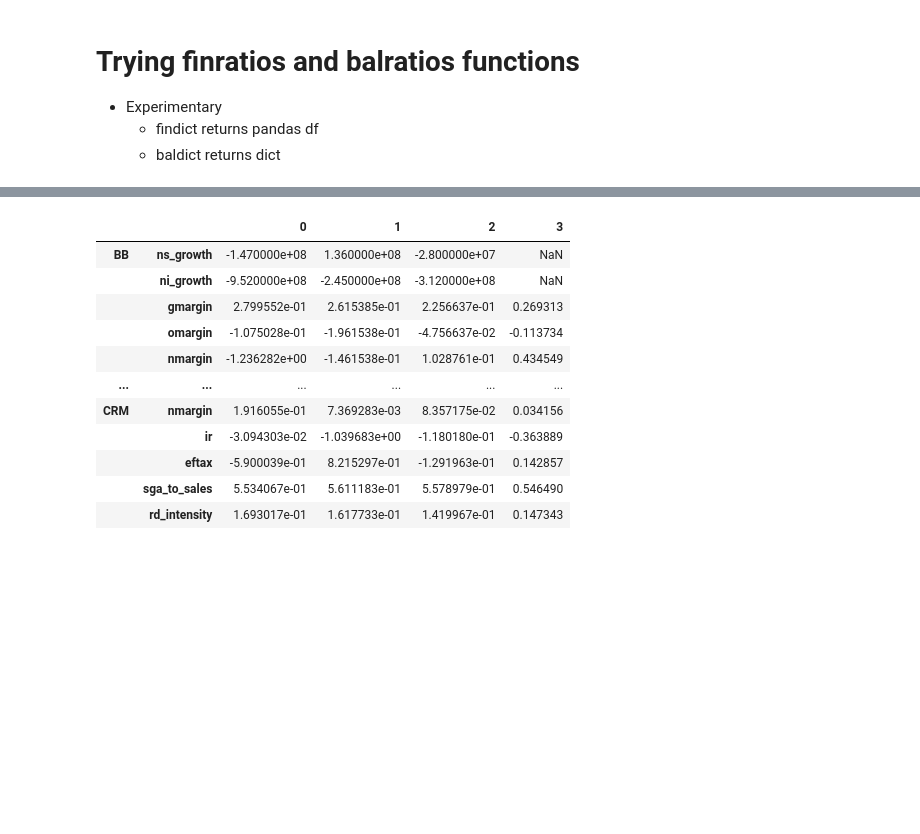
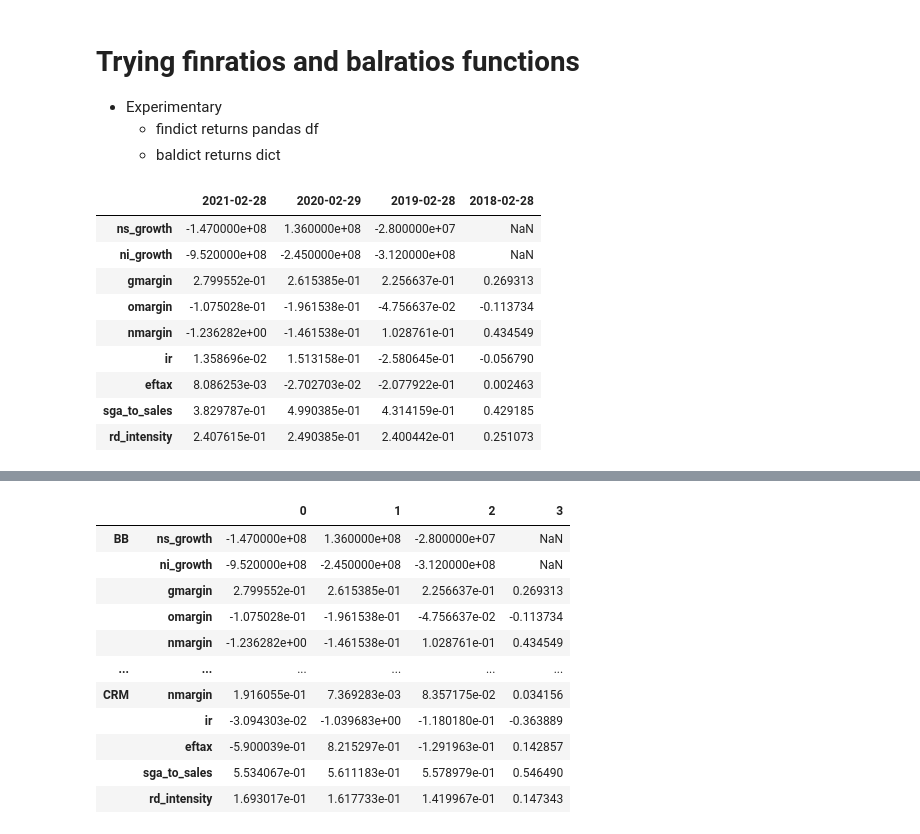
Before and after one commit to martinpanacek789/IES_Project, a Jupyter notebook: exploration.ipynb, the cells around one changed output, grey strips where cells are left out. Cells and saved outputs as stored; diff of their text form; code cells hidden in the pictures; blank space fills up the shorter version.

```diff
--- a/exploration.ipynb
+++ b/exploration.ipynb
@@ -89,3 +89,16 @@ def tfunc(x):
 
 findict = {ticker : finratios(ticker) for ticker in portfolio_tickers}
 baldict = {ticker : balratios(ticker) for ticker in portfolio_tickers}
+# %%
+finratios('BB')
+# %% [output]
+|  | 2021-02-28 | 2020-02-29 | 2019-02-28 | 2018-02-28 |
+| ns_growth | -1.470000e+08 | 1.360000e+08 | -2.800000e+07 | NaN |
+| ni_growth | -9.520000e+08 | -2.450000e+08 | -3.120000e+08 | NaN |
+| gmargin | 2.799552e-01 | 2.615385e-01 | 2.256637e-01 | 0.269313 |
+| omargin | -1.075028e-01 | -1.961538e-01 | -4.756637e-02 | -0.113734 |
+| nmargin | -1.236282e+00 | -1.461538e-01 | 1.028761e-01 | 0.434549 |
+| ir | 1.358696e-02 | 1.513158e-01 | -2.580645e-01 | -0.056790 |
+| eftax | 8.086253e-03 | -2.702703e-02 | -2.077922e-01 | 0.002463 |
+| sga_to_sales | 3.829787e-01 | 4.990385e-01 | 4.314159e-01 | 0.429185 |
+| rd_intensity | 2.407615e-01 | 2.490385e-01 | 2.400442e-01 | 0.251073 |
```
Also changed, not shown: parts of 2 cells of this notebook, 1 other file.
